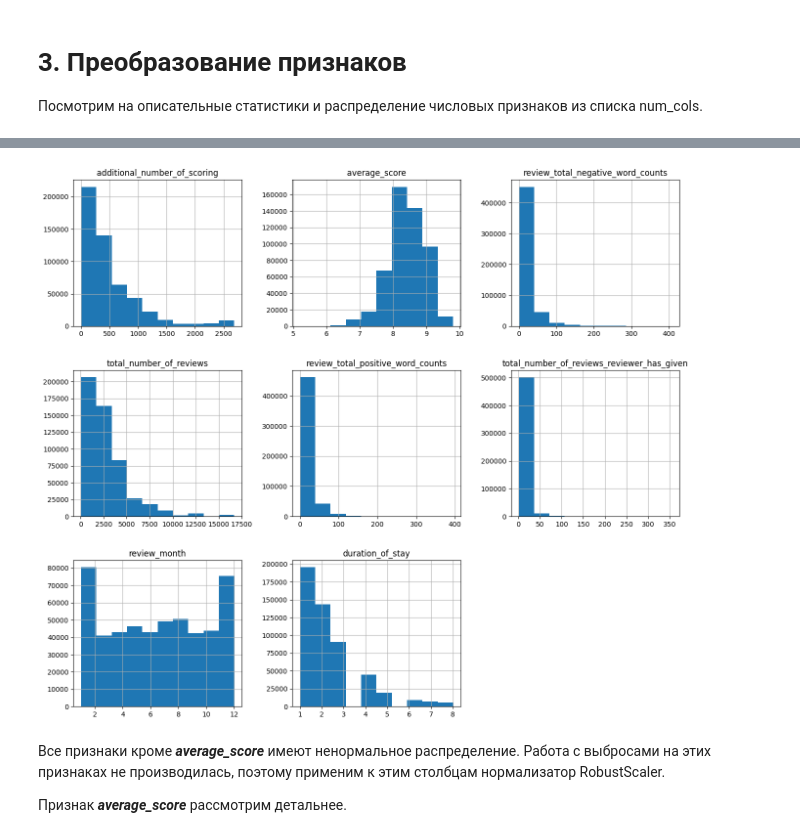
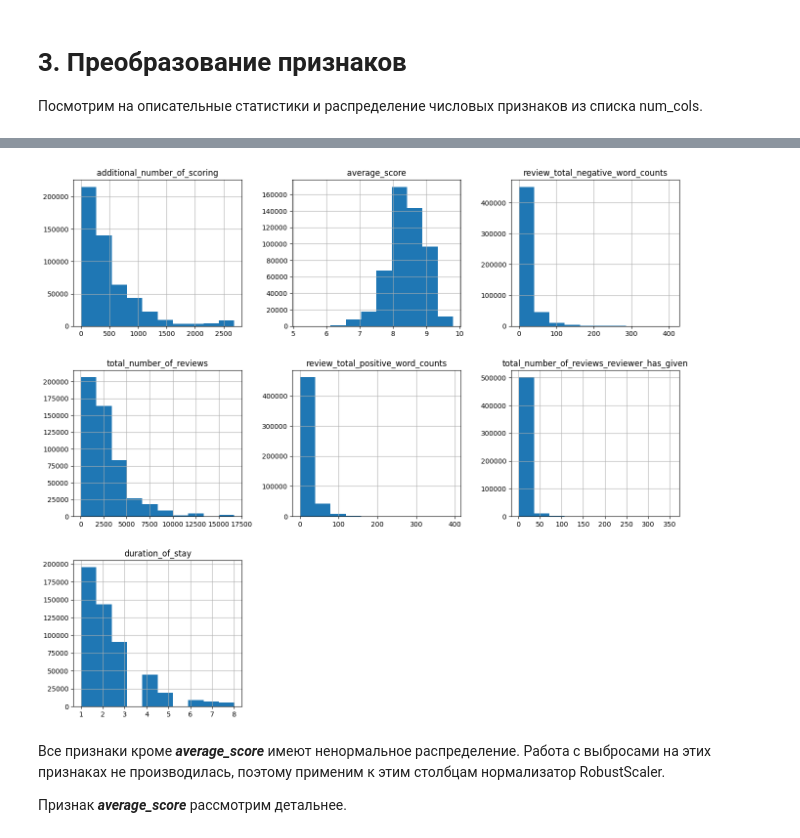
Before and after one commit to EleonoraRR/sf_data_science, a Jupyter notebook: Project_3/Project_3.ipynb, the cells around one changed output, grey strips where cells are left out. Saved outputs shown, nothing was run; the diff lists cells and outputs as text; code cells hidden in the pictures.

```diff
--- a/Project_3/Project_3.ipynb
+++ b/Project_3/Project_3.ipynb
@@ -350,14 +362,15 @@ data.sample(5)
 # %%
 print(f"{data['review_month'].value_counts()}\n")
 
+#cyclical = CyclicalFeatures(variables=None, drop_original=True)
+#data_cyclical = cyclical.fit_transform(data[['review_month']], y=None)
+#data = pd.concat([data, data_cyclical], axis=1)
+
 # Добавим категориальные признаки для однократного кодирования
-cat_cols_one_hot.append('review_years')
-
-# Добавим review_month в список категориальных признаков для анализа коллинеарности
-cat_cols.append('review_month')
+cat_cols_one_hot.extend(['review_month', 'review_years'])
 
 # Добавим имена колонок подлежащих удалению после кодирования
-unnecessary_cols.extend(['review_date', 'review_years'])
+unnecessary_cols.extend(['review_date', 'review_month', 'review_years'])
 
 data.sample(5)
 # %% [output]
@@ -573,21 +586,23 @@ data = data.fillna({
     'travelers_category': data['travelers_category'].mode()[0],
     'duration_of_stay': data['duration_of_stay'].mode()[0]
 })
+# Создадим признак is_leisure_trip
+data['is_leisure_trip'] = data['trip_purpose'].apply(lambda x: 1 if x == 'Leisure' else 0)
 
 # Все значения duration_of_stay больше 7 заменим на 8
 data['duration_of_stay'] = data['duration_of_stay'].astype(int)
 data['duration_of_stay'] = data['duration_of_stay'].apply(lambda x: 8 if x > 7 else x)
 
-print(f"{data['trip_purpose'].value_counts(dropna=False)} \n")
+print(f"{data['is_leisure_trip'].value_counts(dropna=False)} \n")
 print(f"{data['travelers_category'].value_counts(dropna=False)} \n")
 print(data['duration_of_stay'].value_counts(dropna=False))
 
 # Добавим категориальные признаки для однократного кодирования
-cat_cols_one_hot.extend(['trip_purpose', 'travelers_category'] )
+cat_cols_one_hot.append('travelers_category')
 
 # Добавим имена колонок подлежащих удалению после кодирования
 unnecessary_cols.extend(['tags', 'trip_purpose', 'travelers_category'])
 
-# Добавим duration_of_stay в список категориальных признаков для анализа коллинеарности
-cat_cols.append('duration_of_stay')
+# Пополним список категориальных признаков для анализа коллинеарности
+cat_cols.extend(['is_leisure_trip', 'duration_of_stay'])
 # %% [output]
@@ -799,0 +823,3 @@ data.head()
+# %%
+data['days_since_review'] = data['days_since_review'].str.replace('days', '').str.replace('day', '').astype('int32')
+sns.scatterplot(data=data, x='reviewer_score', y='days_since_review')
@@ -821,17 +846,17 @@ num_cols.remove('lng')
 # %%
 # Применим однократное кодирование к признакaм из списка для кодирования
 encoder = ce.OneHotEncoder(cols=cat_cols_one_hot, use_cat_names=True)
-type_bin_one_hot = encoder.fit_transform(data[cat_cols_one_hot])
-data = pd.concat([data, type_bin_one_hot], axis=1)
+data_one_hot = encoder.fit_transform(data[cat_cols_one_hot])
+data = pd.concat([data, data_one_hot], axis=1)
 
 # Применим двоичное кодирование к признакам из соответствующего списка
 bin_encoder = ce.BinaryEncoder(cols=cat_cols_binary)
-type_bin_binary = bin_encoder.fit_transform(data[cat_cols_binary])
-data = pd.concat([data, type_bin_binary], axis=1)
+data_binary = bin_encoder.fit_transform(data[cat_cols_binary])
+data = pd.concat([data, data_binary], axis=1)
 
 # Добавим новые признаки в список категориальных для анализа коллинеарности
-cat_cols.extend(list(type_bin_one_hot.columns))
-cat_cols.extend(list(type_bin_binary.columns))
+cat_cols.extend(list(data_one_hot.columns))
+cat_cols.extend(list(data_binary.columns))
 # %% [markdown]
 # 3. Преобразование признаков
 
@@ -839,22 +864,22 @@ cat_cols.extend(list(type_bin_binary.columns))
 # %%
 # Построим распределение числовых признаков, а также 2-х категориальных, которые необходимо шкалировать
 hist_cols = num_cols[:6].copy() # Исключим признаки тональности отзывов
-hist_cols.extend(['review_month', 'duration_of_stay'])
+hist_cols.append('duration_of_stay')
 data[hist_cols].hist(figsize=(16,14));
 
 # Посмотрим на описательные статистики
 display(data[hist_cols].describe())
 # %% [output]
 |  | additional_number_of_scoring | average_score | review_total_negative_word_counts | total_number_of_reviews | review_total_positive_word_counts | ... |
 | count | 515738.000000 | 515738.000000 | 515738.000000 | 515738.000000 | 515738.000000 | ... |
 | mean | 498.081836 | 8.397487 | 18.539450 | 2743.743944 | 17.776458 | ... |
 | std | 500.538467 | 0.548048 | 29.690831 | 2317.464868 | 21.804185 | ... |
 | min | 1.000000 | 5.200000 | 0.000000 | 43.000000 | 0.000000 | ... |
 | 25% | 169.000000 | 8.100000 | 2.000000 | 1161.000000 | 5.000000 | ... |
 | 50% | 341.000000 | 8.400000 | 9.000000 | 2134.000000 | 11.000000 | ... |
 | 75% | 660.000000 | 8.800000 | 23.000000 | 3613.000000 | 22.000000 | ... |
 | max | 2682.000000 | 9.800000 | 408.000000 | 16670.000000 | 395.000000 | ... |
-[figure, old version]
+[figure, new version]
 # %% [markdown]
 Все признаки кроме ***average_score*** имеют ненормальное распределение. Работа с выбросами на этих признаках не производилась, поэтому применим к этим столбцам нормализатор RobustScaler.
 
```
Also changed, not shown: parts of 29 cells of this notebook, 4 other files.
